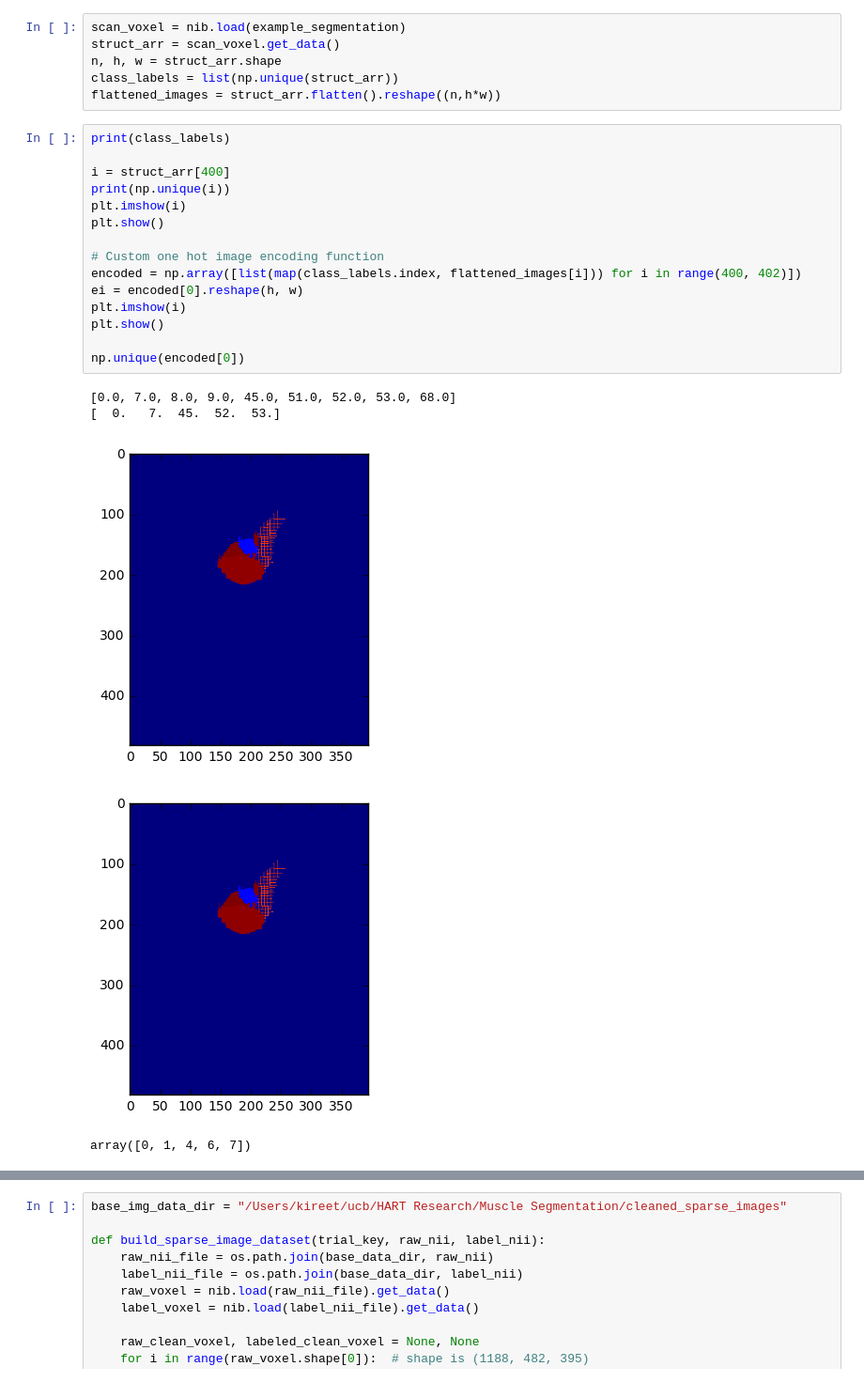
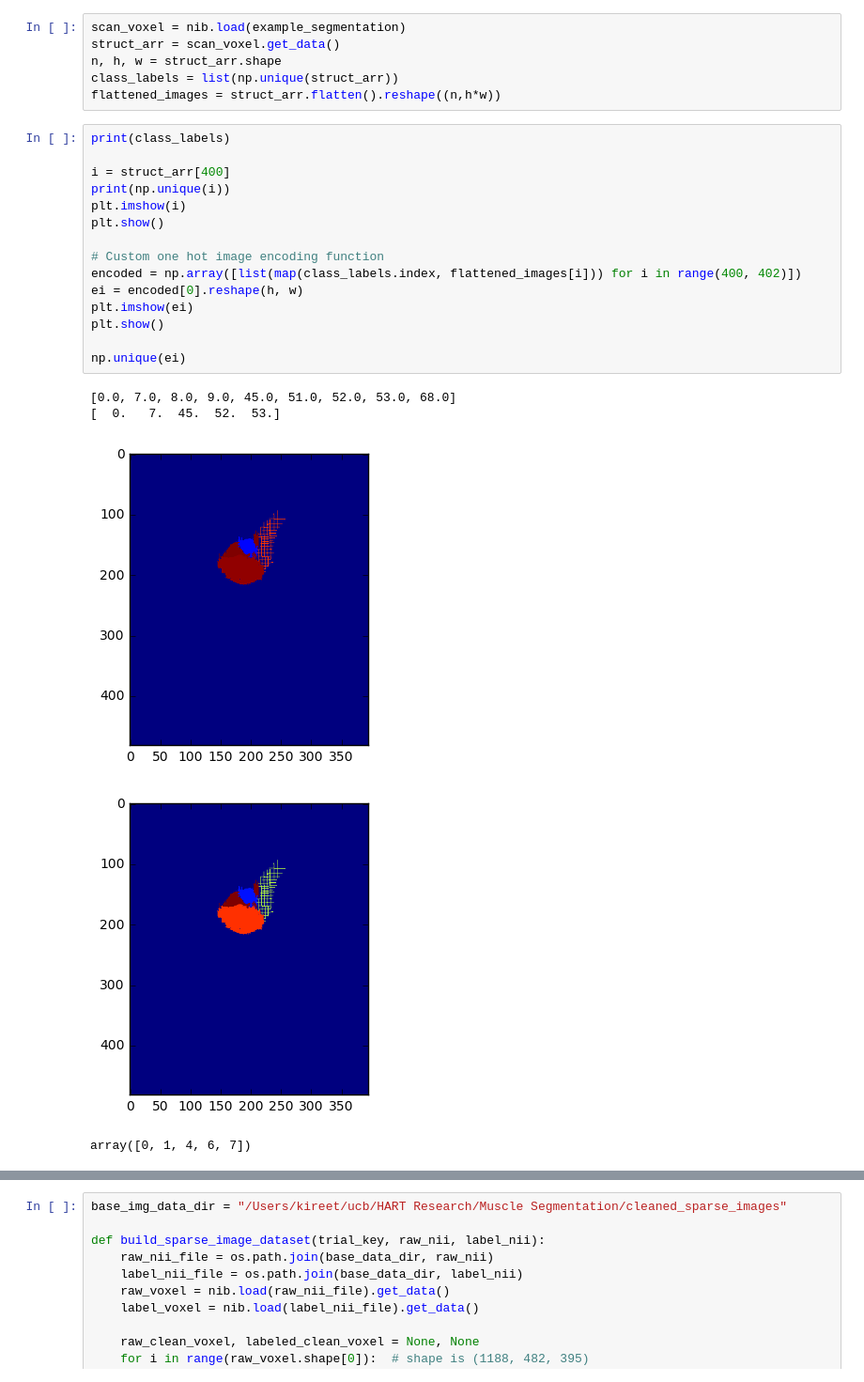
Before and after one commit to lhallock/openarm-seg, a Jupyter notebook: visualize_data_set.ipynb, the cells around one changed output, grey strips where cells are left out. Shown at 94% size. Saved outputs shown, nothing was run; the diff lists cells and outputs as text.

```diff
--- a/visualize_data_set.ipynb
+++ b/visualize_data_set.ipynb
@@ -165,21 +167,21 @@ flattened_images = struct_arr.flatten().reshape((n,h*w))
 # %%
 print(class_labels)
 
 i = struct_arr[400]
 print(np.unique(i))
 plt.imshow(i)
 plt.show()
 
 # Custom one hot image encoding function
 encoded = np.array([list(map(class_labels.index, flattened_images[i])) for i in range(400, 402)])
 ei = encoded[0].reshape(h, w)
-plt.imshow(i)
+plt.imshow(ei)
 plt.show()
 
-np.unique(encoded[0])
+np.unique(ei)
 # %% [output]
 [0.0, 7.0, 8.0, 9.0, 45.0, 51.0, 52.0, 53.0, 68.0]
 [  0.   7.  45.  52.  53.]
 [figure]
-[figure, old version]
+[figure, new version]
 array([0, 1, 4, 6, 7])
```
Also changed, not shown: parts of 7 cells of this notebook, 2 other files.
